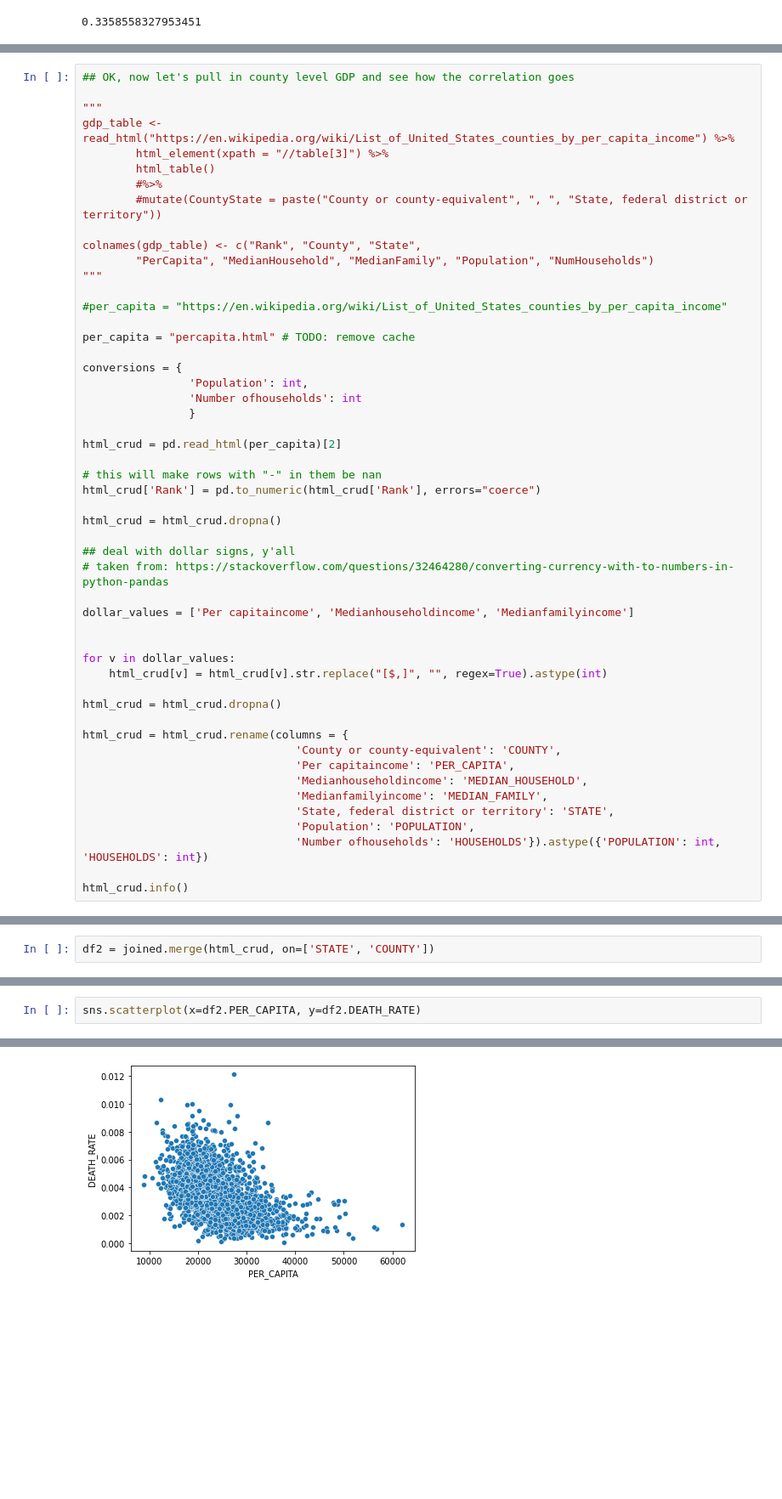
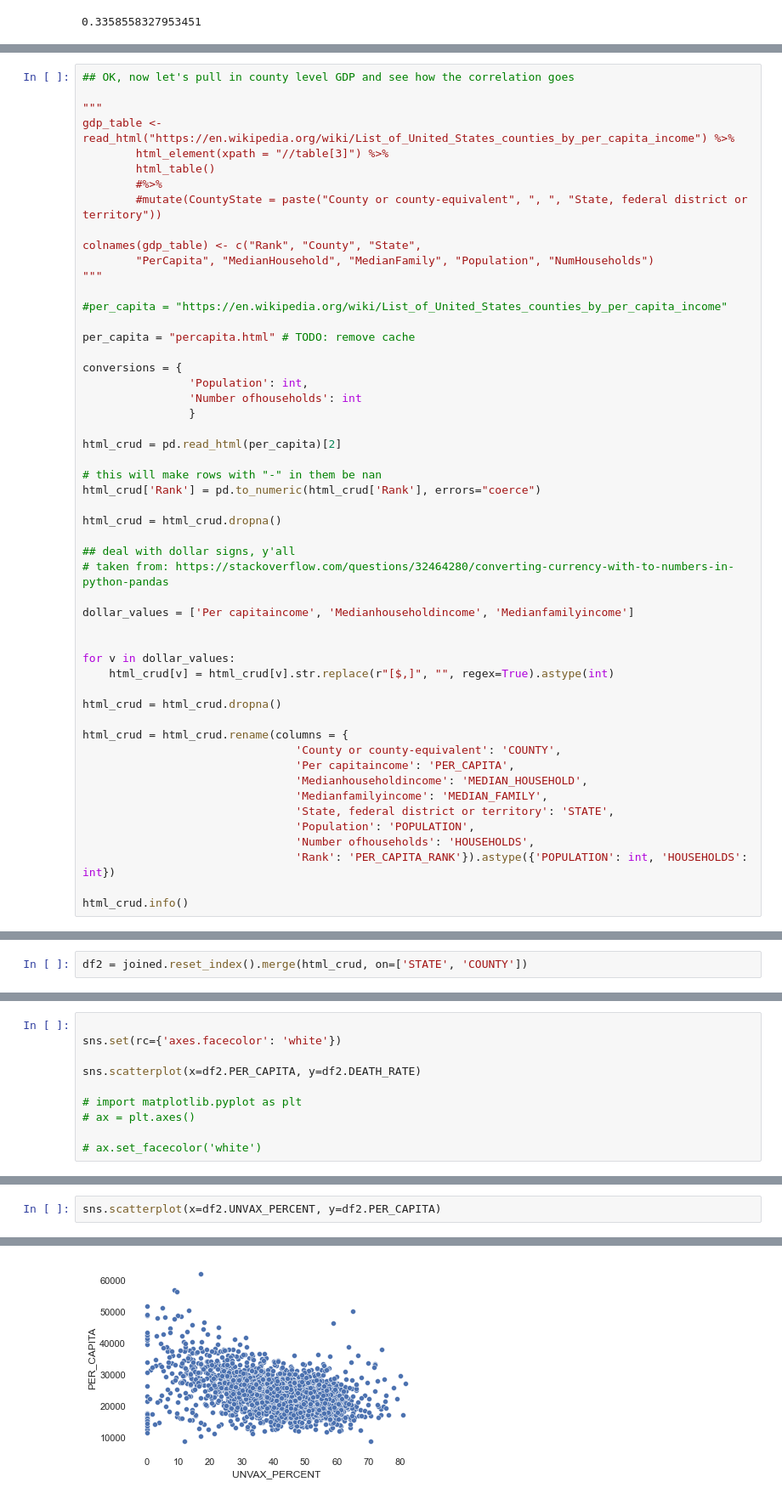
Before and after one commit to csdurfee/COVID_fatality_rates, a Jupyter notebook: exploration.ipynb, the cells around one changed output, grey strips where cells are left out. Shown: that part at 85% size. Cells and saved outputs as stored; diff of their text form; blank space fills up the shorter version.

```diff
--- a/exploration.ipynb
+++ b/exploration.ipynb
@@ -156,7 +156,7 @@ dollar_values = ['Per capitaincome', 'Medianhouseholdincome', 'Medianfamilyincom
 
 
 for v in dollar_values:
-    html_crud[v] = html_crud[v].str.replace("[$,]", "", regex=True).astype(int)
+    html_crud[v] = html_crud[v].str.replace(r"[$,]", "", regex=True).astype(int)
 
 html_crud = html_crud.dropna()
 
@@ -167,7 +167,8 @@ html_crud = html_crud.rename(columns = {
                                 'Medianfamilyincome': 'MEDIAN_FAMILY',
                                 'State, federal district or territory': 'STATE',
                                 'Population': 'POPULATION',
-                                'Number ofhouseholds': 'HOUSEHOLDS'}).astype({'POPULATION': int, 'HOUSEHOLDS': int})
+                                'Number ofhouseholds': 'HOUSEHOLDS',
+                                'Rank': 'PER_CAPITA_RANK'}).astype({'POPULATION': int, 'HOUSEHOLDS': int})
 
 html_crud.info()
 # %% [output]
@@ -219,5 +190,5 @@ Name: COUNTY, Length: 3143, dtype: object
 # %%
-df2 = joined.merge(html_crud, on=['STATE', 'COUNTY'])
+df2 = joined.reset_index().merge(html_crud, on=['STATE', 'COUNTY'])
 # %%
 df2
 # %% [output]
@@ -236,0 +208,10 @@ df2
+# %%
+
+sns.set(rc={'axes.facecolor': 'white'})
+
+sns.scatterplot(x=df2.PER_CAPITA, y=df2.DEATH_RATE)
+
+# import matplotlib.pyplot as plt
+# ax = plt.axes()
+
+# ax.set_facecolor('white')
@@ -237,3 +221,3 @@ df2
 # %%
-sns.scatterplot(x=df2.PER_CAPITA, y=df2.DEATH_RATE)
+sns.scatterplot(x=df2.UNVAX_PERCENT, y=df2.PER_CAPITA)
 # %% [output]
@@ -241 +225 @@ sns.scatterplot(x=df2.PER_CAPITA, y=df2.DEATH_RATE)
-[figure, old version]
+[figure, new version]
```
Also changed, not shown: parts of 23 cells of this notebook.
